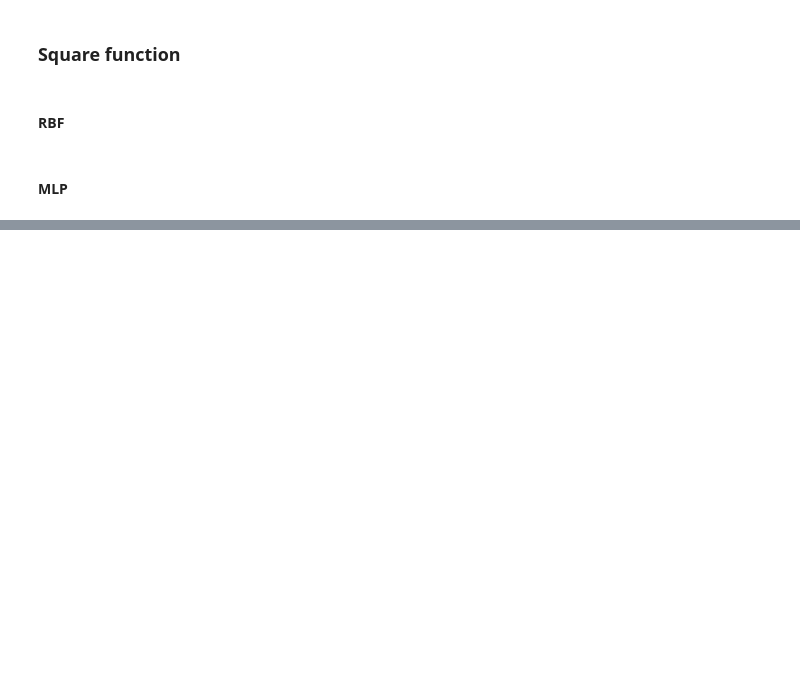
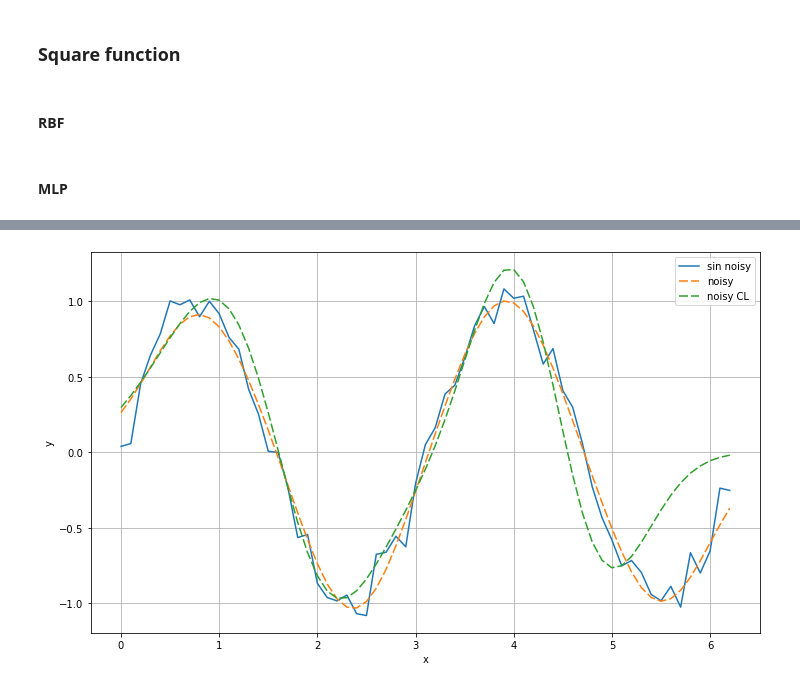
Before and after one commit to Alexdruso/DD2437-ANNDA-Colasanti-Sanvito-Stuart, a Jupyter notebook: lab2/assignment_1.ipynb, the cells around one changed output, grey strips where cells are left out. Cells and saved outputs as stored; diff of their text form; code cells hidden in the pictures; blank space fills up the shorter version.

```diff
--- a/lab2/assignment_1.ipynb
+++ b/lab2/assignment_1.ipynb
@@ -933,0 +1218,10 @@ plot_2d_function(
+# %%
+plot_2d_function(
+    dfs=[sin_df_noisy],
+    function_names=['sin noisy'],
+    models = [results_1['noisy_models'][0], results['noisy_CL_models'][0]],
+    names = [ 'noisy', 'noisy CL']
+    #path=img_path + 'sin_delta_vs_ls'
+)
+# %% [output]
+[figure, added]
```
Also changed, not shown: parts of 19 cells of this notebook, 1 other file.
